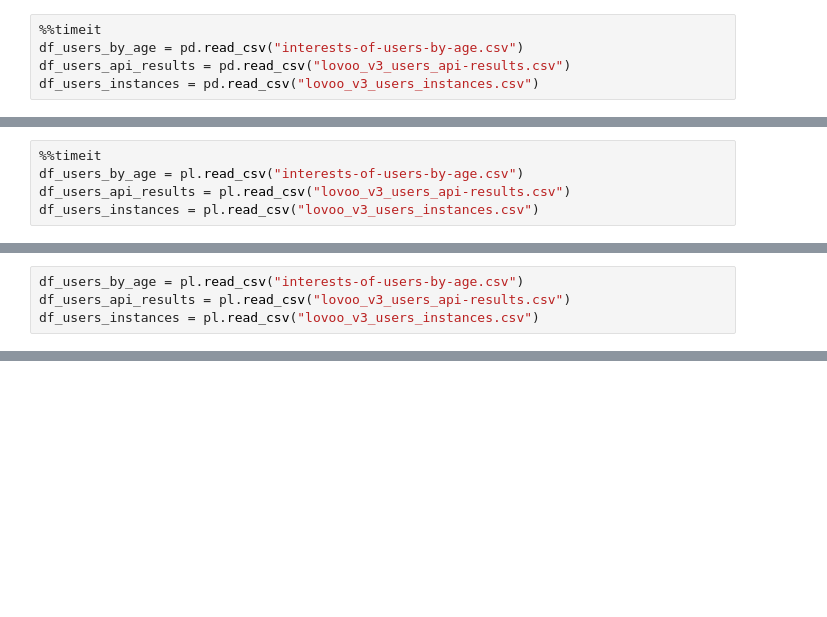
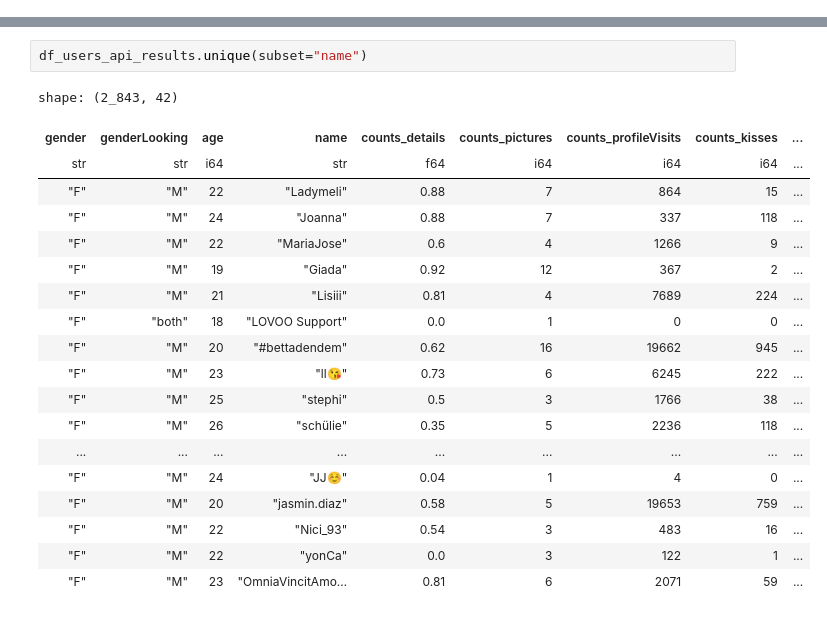
Before and after one commit to Antony-evm/Dating-App-Fame-And-Behaviour, a Jupyter notebook: Untitled.ipynb, the cells around one changed output, grey strips where cells are left out. Saved outputs shown, nothing was run; the diff lists cells and outputs as text; blank space fills up the shorter version.

```diff
--- a/Untitled.ipynb
+++ b/Untitled.ipynb
@@ -10,8 +10,3 @@ import plotly.express as px
 The nb_black extension is already loaded. To reload it, use:
   %reload_ext nb_black
 [interactive output not drawn]
-# %%
-%%timeit
-df_users_by_age = pd.read_csv("interests-of-users-by-age.csv")
-df_users_api_results = pd.read_csv("lovoo_v3_users_api-results.csv")
-df_users_instances = pd.read_csv("lovoo_v3_users_instances.csv")
@@ -21,5 +12,0 @@ df_users_instances = pd.read_csv("lovoo_v3_users_instances.csv")
-# %%
-%%timeit
-df_users_by_age = pl.read_csv("interests-of-users-by-age.csv")
-df_users_api_results = pl.read_csv("lovoo_v3_users_api-results.csv")
-df_users_instances = pl.read_csv("lovoo_v3_users_instances.csv")
@@ -29,4 +12,0 @@ df_users_instances = pl.read_csv("lovoo_v3_users_instances.csv")
-# %%
-df_users_by_age = pl.read_csv("interests-of-users-by-age.csv")
-df_users_api_results = pl.read_csv("lovoo_v3_users_api-results.csv")
-df_users_instances = pl.read_csv("lovoo_v3_users_instances.csv")
@@ -57,0 +52,22 @@ shape: (2_919, 39)
+# %%
+df_users_api_results.unique(subset="name")
+# %% [output]
+shape: (2_843, 42)
+| gender | genderLooking | age | name | counts_details | counts_pictures | counts_profileVisits | counts_kisses | ... |
+| str | str | i64 | str | f64 | i64 | i64 | i64 | ... |
+| "F" | "M" | 22 | "Ladymeli" | 0.88 | 7 | 864 | 15 | ... |
+| "F" | "M" | 24 | "Joanna" | 0.88 | 7 | 337 | 118 | ... |
+| "F" | "M" | 22 | "MariaJose" | 0.6 | 4 | 1266 | 9 | ... |
+| "F" | "M" | 19 | "Giada" | 0.92 | 12 | 367 | 2 | ... |
+| "F" | "M" | 21 | "Lisiii" | 0.81 | 4 | 7689 | 224 | ... |
+| "F" | "both" | 18 | "LOVOO Support" | 0.0 | 1 | 0 | 0 | ... |
+| "F" | "M" | 20 | "#bettadendem" | 0.62 | 16 | 19662 | 945 | ... |
+| "F" | "M" | 23 | "ll😘" | 0.73 | 6 | 6245 | 222 | ... |
+| "F" | "M" | 25 | "stephi" | 0.5 | 3 | 1766 | 38 | ... |
+| "F" | "M" | 26 | "schülie" | 0.35 | 5 | 2236 | 118 | ... |
+| ... | ... | ... | ... | ... | ... | ... | ... | ... |
+| "F" | "M" | 24 | "JJ☺️" | 0.04 | 1 | 4 | 0 | ... |
+| "F" | "M" | 20 | "jasmin.diaz" | 0.58 | 5 | 19653 | 759 | ... |
+| "F" | "M" | 22 | "Nici_93" | 0.54 | 3 | 483 | 16 | ... |
+| "F" | "M" | 22 | "yonCa" | 0.0 | 3 | 122 | 1 | ... |
+| "F" | "M" | 23 | "OmniaVincitAmo… | 0.81 | 6 | 2071 | 59 | ... |
```
Also changed, not shown: parts of 10 cells of this notebook.
